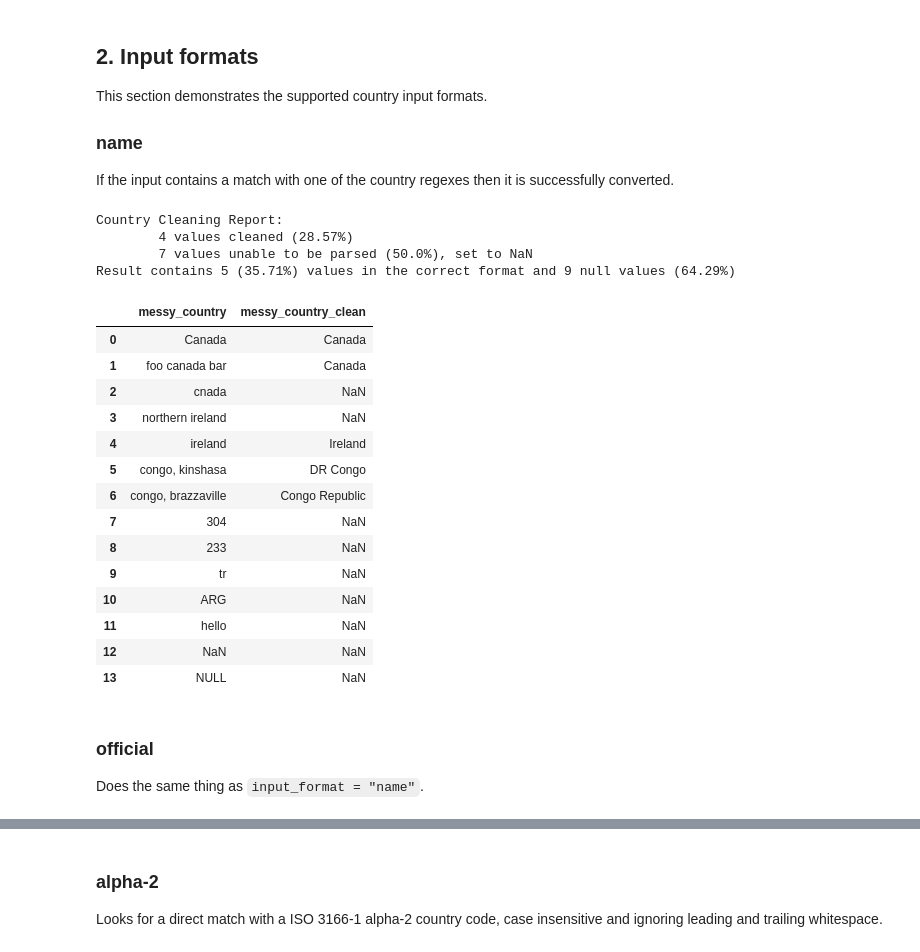
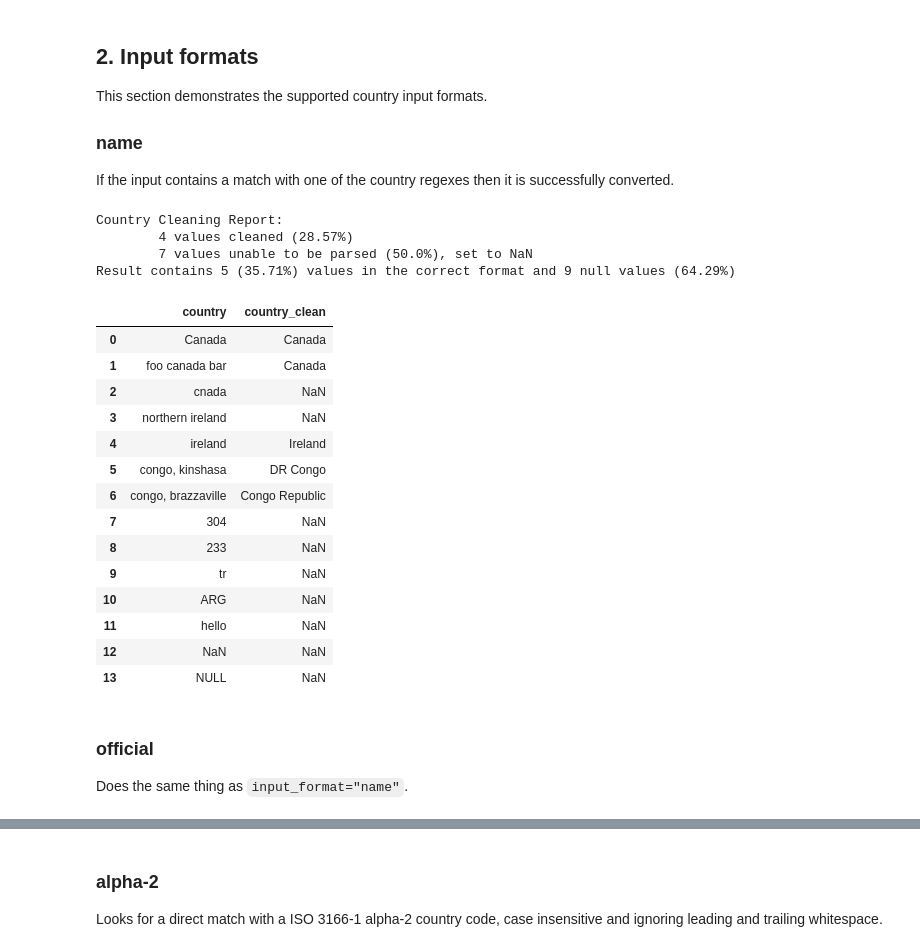
Before and after one commit to sfu-db/dataprep, a Jupyter notebook: docs/source/user_guide/clean/clean_country.ipynb, the cells around one changed output, grey strips where cells are left out. Saved outputs shown, nothing was run; the diff lists cells and outputs as text; code cells hidden in the pictures.

```diff
--- a/docs/source/user_guide/clean/clean_country.ipynb
+++ b/docs/source/user_guide/clean/clean_country.ipynb
@@ -49,7 +49,7 @@ The following sections demonstrate the functionality of `clean_country()` and `v
 import pandas as pd
 import numpy as np
 df = pd.DataFrame({
-    "messy_country": [
+    "country": [
         "Canada", "foo canada bar", "cnada", "northern ireland", " ireland ",
         "congo, kinshasa", "congo, brazzaville", 304, "233", " tr ", "ARG",
         "hello", np.nan, "NULL"
@@ -110,13 +112,13 @@ This section demonstrates the supported country input formats.
 
 If the input contains a match with one of the country regexes then it is successfully converted.
 # %%
-clean_country(df, "messy_country", input_format="name")
+clean_country(df, "country", input_format="name")
 # %% [output]
 Country Cleaning Report:
         4 values cleaned (28.57%)
         7 values unable to be parsed (50.0%), set to NaN
 Result contains 5 (35.71%) values in the correct format and 9 null values (64.29%)
-|  | messy_country | messy_country_clean |
+|  | country | country_clean |
 | 0 | Canada | Canada |
 | 1 | foo canada bar | Canada |
 | 2 | cnada | NaN |
@@ -134,5 +136,5 @@ Result contains 5 (35.71%) values in the correct format and 9 null values (64.29
 # %% [markdown]
 ### official
 
-Does the same thing as `input_format = "name"`.
+Does the same thing as `input_format="name"`.
 # %%
```
Also changed, not shown: parts of 28 cells of this notebook, 13 other files.
